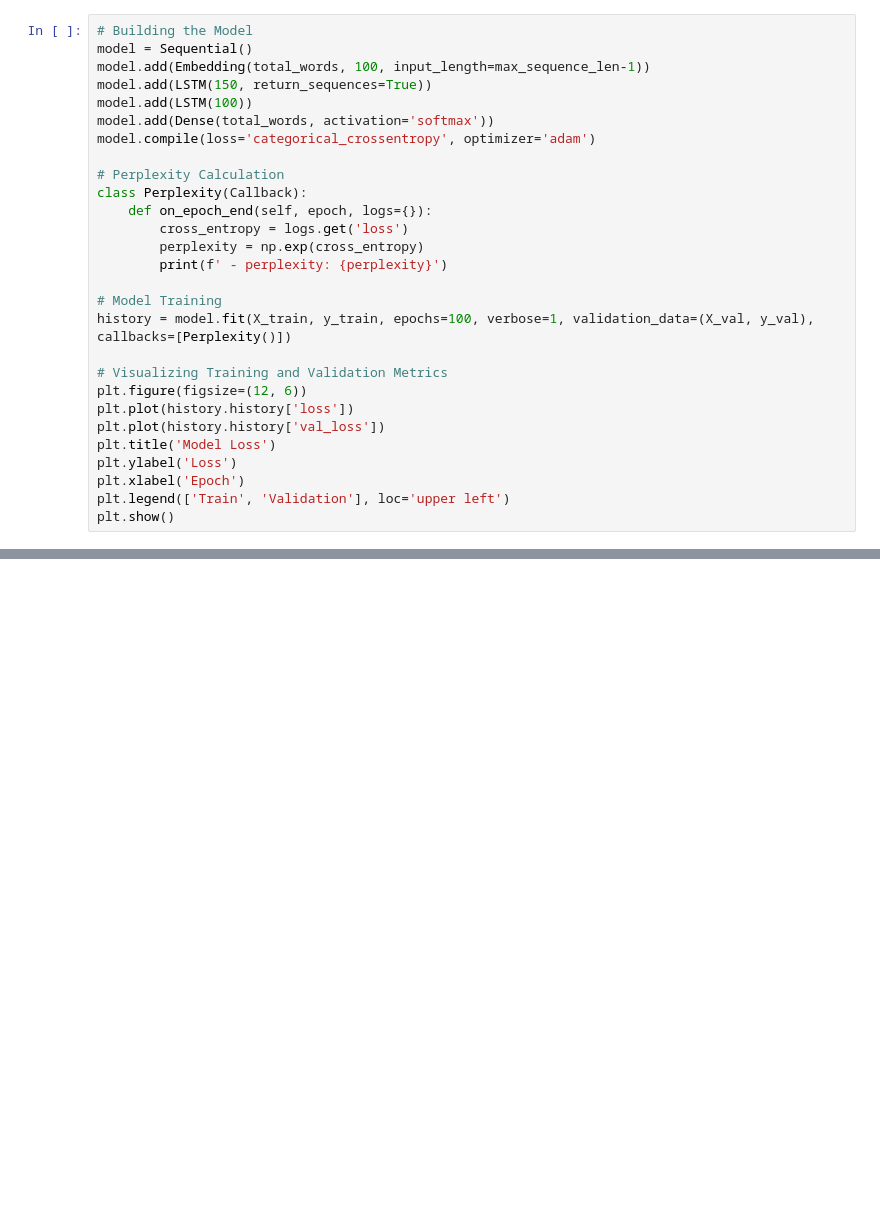
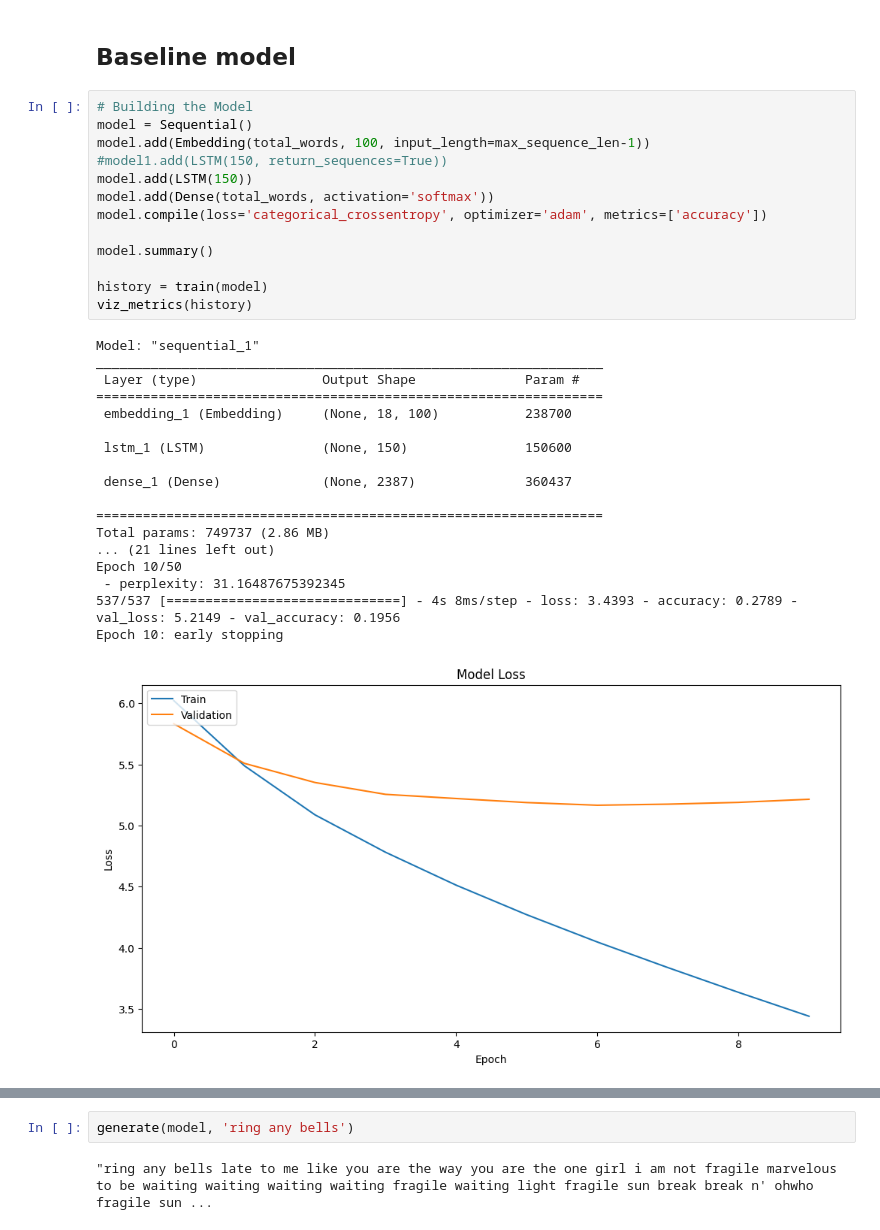
Before and after one commit to olgazju/ml_camp_2023, a Jupyter notebook: capstione_project_1/notebooks/Model.ipynb, the cells around one changed output, grey strips where cells are left out. Saved outputs shown, nothing was run; the diff lists cells and outputs as text; blank space fills up the shorter version.

```diff
--- a/capstione_project_1/notebooks/Model.ipynb
+++ b/capstione_project_1/notebooks/Model.ipynb
@@ -90,28 +143,34 @@ X_train, X_val, y_train, y_val = train_test_split(predictors, label, test_size=0
+# %% [markdown]
+## Baseline model
 # %%
 # Building the Model
 model = Sequential()
 model.add(Embedding(total_words, 100, input_length=max_sequence_len-1))
-model.add(LSTM(150, return_sequences=True))
-model.add(LSTM(100))
+#model1.add(LSTM(150, return_sequences=True))
+model.add(LSTM(150))
 model.add(Dense(total_words, activation='softmax'))
-model.compile(loss='categorical_crossentropy', optimizer='adam')
+model.compile(loss='categorical_crossentropy', optimizer='adam', metrics=['accuracy'])
 
-# Perplexity Calculation
-class Perplexity(Callback):
-    def on_epoch_end(self, epoch, logs={}):
-        cross_entropy = logs.get('loss')
-        perplexity = np.exp(cross_entropy)
-        print(f' - perplexity: {perplexity}')
+model.summary()
 
-# Model Training
-history = model.fit(X_train, y_train, epochs=100, verbose=1, validation_data=(X_val, y_val), callbacks=[Perplexity()])
-
-# Visualizing Training and Validation Metrics
-plt.figure(figsize=(12, 6))
-plt.plot(history.history['loss'])
-plt.plot(history.history['val_loss'])
-plt.title('Model Loss')
-plt.ylabel('Loss')
-plt.xlabel('Epoch')
-plt.legend(['Train', 'Validation'], loc='upper left')
-plt.show()
+history = train(model)
+viz_metrics(history)
+# %% [output]
+Model: "sequential_1"
+_________________________________________________________________
+ Layer (type)                Output Shape              Param #
+=================================================================
+ embedding_1 (Embedding)     (None, 18, 100)           238700
+
+ lstm_1 (LSTM)               (None, 150)               150600
+
+ dense_1 (Dense)             (None, 2387)              360437
+
+=================================================================
+Total params: 749737 (2.86 MB)
+... (21 lines left out)
+Epoch 10/50
+ - perplexity: 31.16487675392345
+537/537 [==============================] - 4s 8ms/step - loss: 3.4393 - accuracy: 0.2789 - val_loss: 5.2149 - val_accuracy: 0.1956
+Epoch 10: early stopping
+[figure, added]
@@ -117,0 +178,4 @@ plt.show()
+# %%
+generate(model, 'ring any bells')
+# %% [output]
+"ring any bells late to me like you are the way you are the one girl i am not fragile marvelous to be waiting waiting waiting waiting fragile waiting light fragile sun break break n' ohwho fragile sun ...
```
Also changed, not shown: parts of 17 cells of this notebook, 10 other files.
